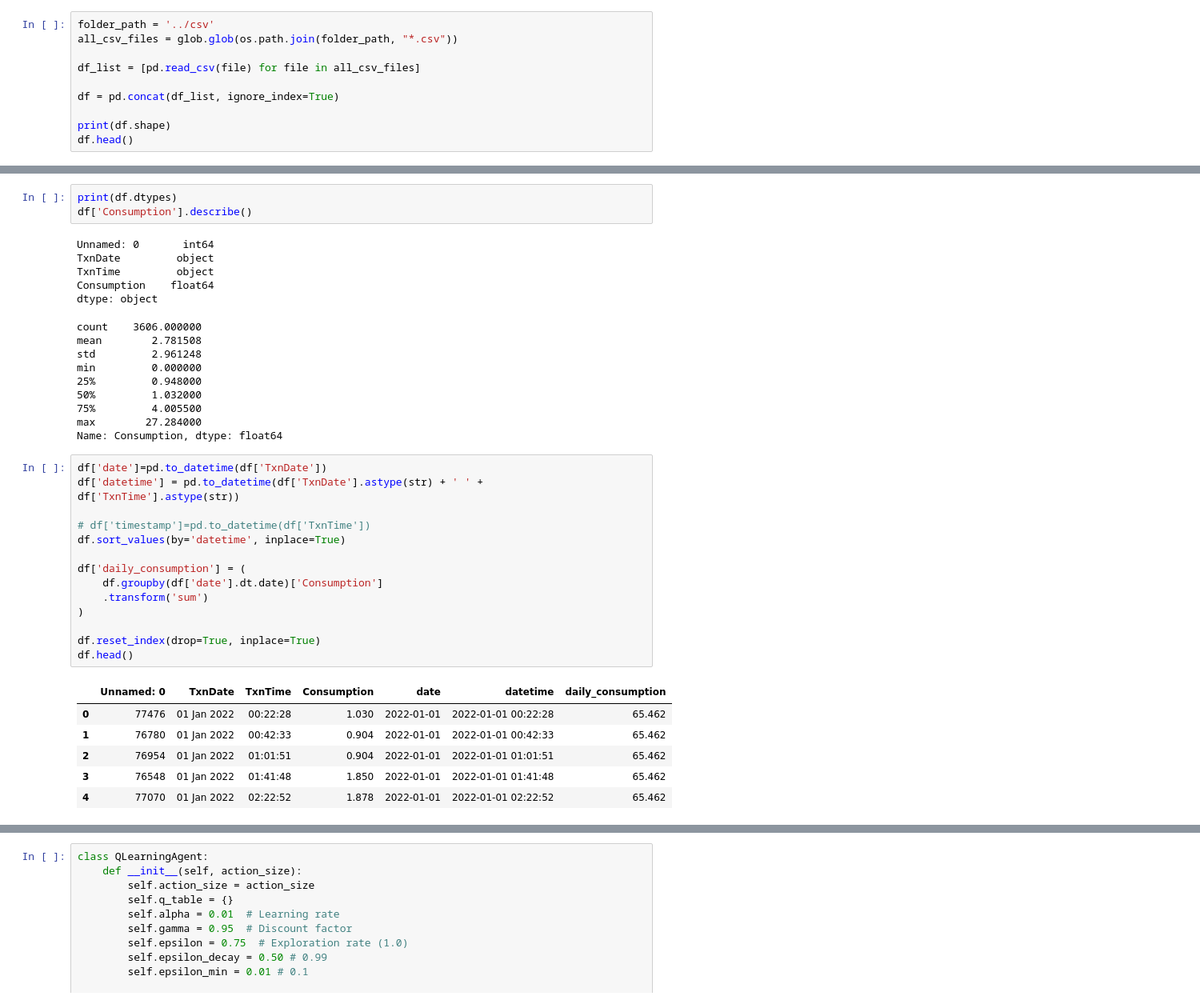
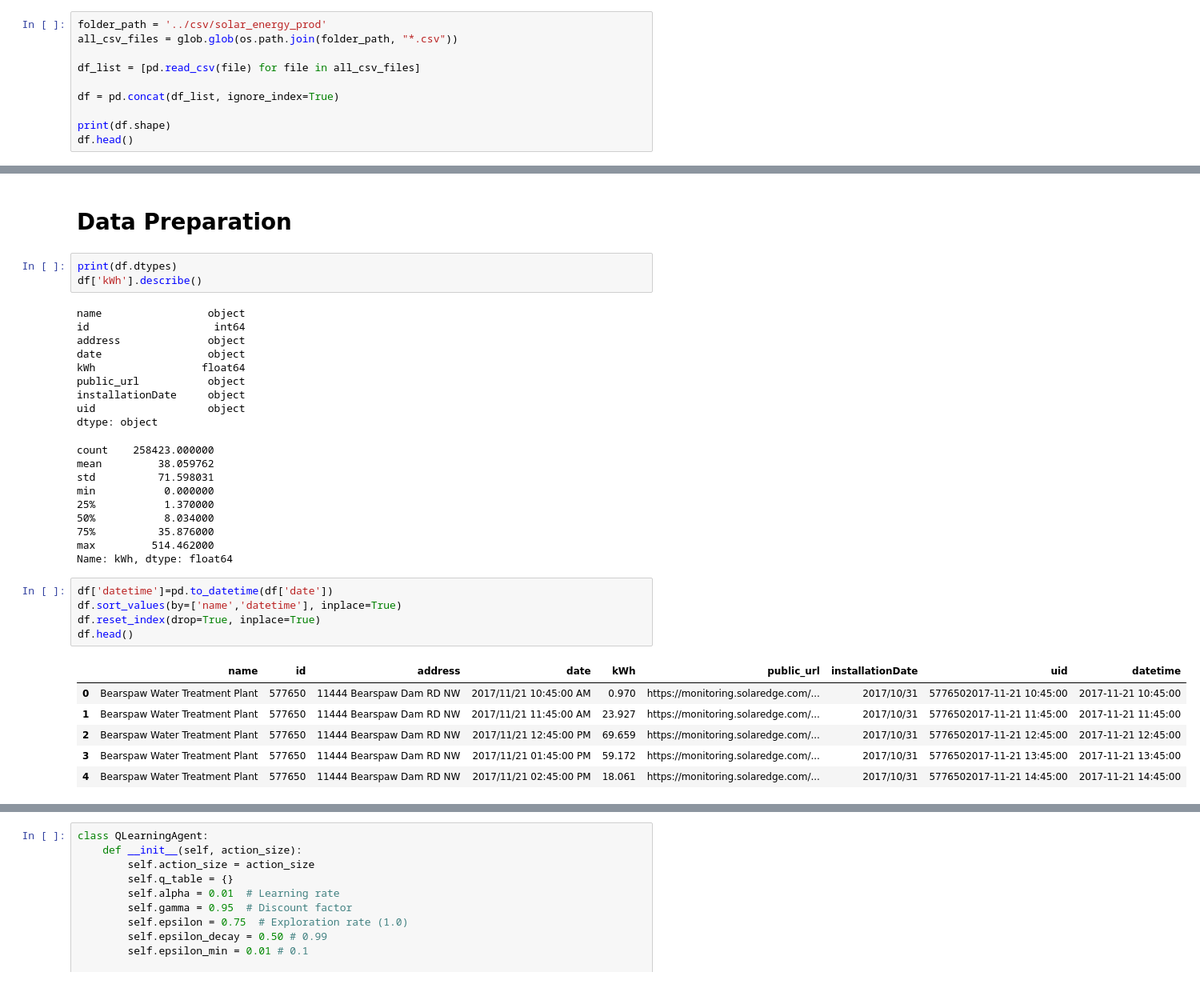
Before and after one commit to mwheeler235/ts-anamoly-detection-q-learning, a Jupyter notebook: src/energy_ts_qlearn.ipynb, the cells around one changed output, grey strips where cells are left out. Shown at 80% size. Drawn from its saved outputs; the diff is of its cells as text.

```diff
--- a/src/energy_ts_qlearn.ipynb
+++ b/src/energy_ts_qlearn.ipynb
@@ -17,5 +18,5 @@ pyo.init_notebook_mode()
 # %%
-folder_path = '../csv'
+folder_path = '../csv/solar_energy_prod'
 all_csv_files = glob.glob(os.path.join(folder_path, "*.csv"))
 
 df_list = [pd.read_csv(file) for file in all_csv_files]
@@ -35,39 +36,36 @@ df.head()
+# %% [markdown]
+# Data Preparation
 # %%
 print(df.dtypes)
-df['Consumption'].describe()
+df['kWh'].describe()
 # %% [output]
-Unnamed: 0       int64
-TxnDate         object
-TxnTime         object
-Consumption    float64
+name                 object
+id                    int64
+address              object
+date                 object
+kWh                 float64
+public_url           object
+installationDate     object
+uid                  object
 dtype: object
-count    3606.000000
-mean        2.781508
-std         2.961248
-min         0.000000
-25%         0.948000
-50%         1.032000
-75%         4.005500
-max        27.284000
-Name: Consumption, dtype: float64
+count    258423.000000
+mean         38.059762
+std          71.598031
+min           0.000000
+25%           1.370000
+50%           8.034000
+75%          35.876000
+max         514.462000
+Name: kWh, dtype: float64
 # %%
-df['date']=pd.to_datetime(df['TxnDate'])
-df['datetime'] = pd.to_datetime(df['TxnDate'].astype(str) + ' ' + df['TxnTime'].astype(str))
-
-# df['timestamp']=pd.to_datetime(df['TxnTime'])
-df.sort_values(by='datetime', inplace=True)
-
-df['daily_consumption'] = (
-    df.groupby(df['date'].dt.date)['Consumption']
-    .transform('sum')
-)
-
+df['datetime']=pd.to_datetime(df['date'])
+df.sort_values(by=['name','datetime'], inplace=True)
 df.reset_index(drop=True, inplace=True)
 df.head()
 # %% [output]
-|  | Unnamed: 0 | TxnDate | TxnTime | Consumption | date | datetime | daily_consumption |
-| 0 | 77476 | 01 Jan 2022 | 00:22:28 | 1.030 | 2022-01-01 | 2022-01-01 00:22:28 | 65.462 |
-| 1 | 76780 | 01 Jan 2022 | 00:42:33 | 0.904 | 2022-01-01 | 2022-01-01 00:42:33 | 65.462 |
-| 2 | 76954 | 01 Jan 2022 | 01:01:51 | 0.904 | 2022-01-01 | 2022-01-01 01:01:51 | 65.462 |
-| 3 | 76548 | 01 Jan 2022 | 01:41:48 | 1.850 | 2022-01-01 | 2022-01-01 01:41:48 | 65.462 |
-| 4 | 77070 | 01 Jan 2022 | 02:22:52 | 1.878 | 2022-01-01 | 2022-01-01 02:22:52 | 65.462 |
+|  | name | id | address | date | kWh | public_url | installationDate | uid | datetime |
+| 0 | Bearspaw Water Treatment Plant | 577650 | 11444 Bearspaw Dam RD NW | 2017/11/21 10:45:00 AM | 0.970 | https://monitoring.solaredge.com/... | 2017/10/31 | 5776502017-11-21 10:45:00 | 2017-11-21 10:45:00 |
+| 1 | Bearspaw Water Treatment Plant | 577650 | 11444 Bearspaw Dam RD NW | 2017/11/21 11:45:00 AM | 23.927 | https://monitoring.solaredge.com/... | 2017/10/31 | 5776502017-11-21 11:45:00 | 2017-11-21 11:45:00 |
+| 2 | Bearspaw Water Treatment Plant | 577650 | 11444 Bearspaw Dam RD NW | 2017/11/21 12:45:00 PM | 69.659 | https://monitoring.solaredge.com/... | 2017/10/31 | 5776502017-11-21 12:45:00 | 2017-11-21 12:45:00 |
+| 3 | Bearspaw Water Treatment Plant | 577650 | 11444 Bearspaw Dam RD NW | 2017/11/21 01:45:00 PM | 59.172 | https://monitoring.solaredge.com/... | 2017/10/31 | 5776502017-11-21 13:45:00 | 2017-11-21 13:45:00 |
+| 4 | Bearspaw Water Treatment Plant | 577650 | 11444 Bearspaw Dam RD NW | 2017/11/21 02:45:00 PM | 18.061 | https://monitoring.solaredge.com/... | 2017/10/31 | 5776502017-11-21 14:45:00 | 2017-11-21 14:45:00 |
```
Also changed, not shown: parts of 32 cells of this notebook.
